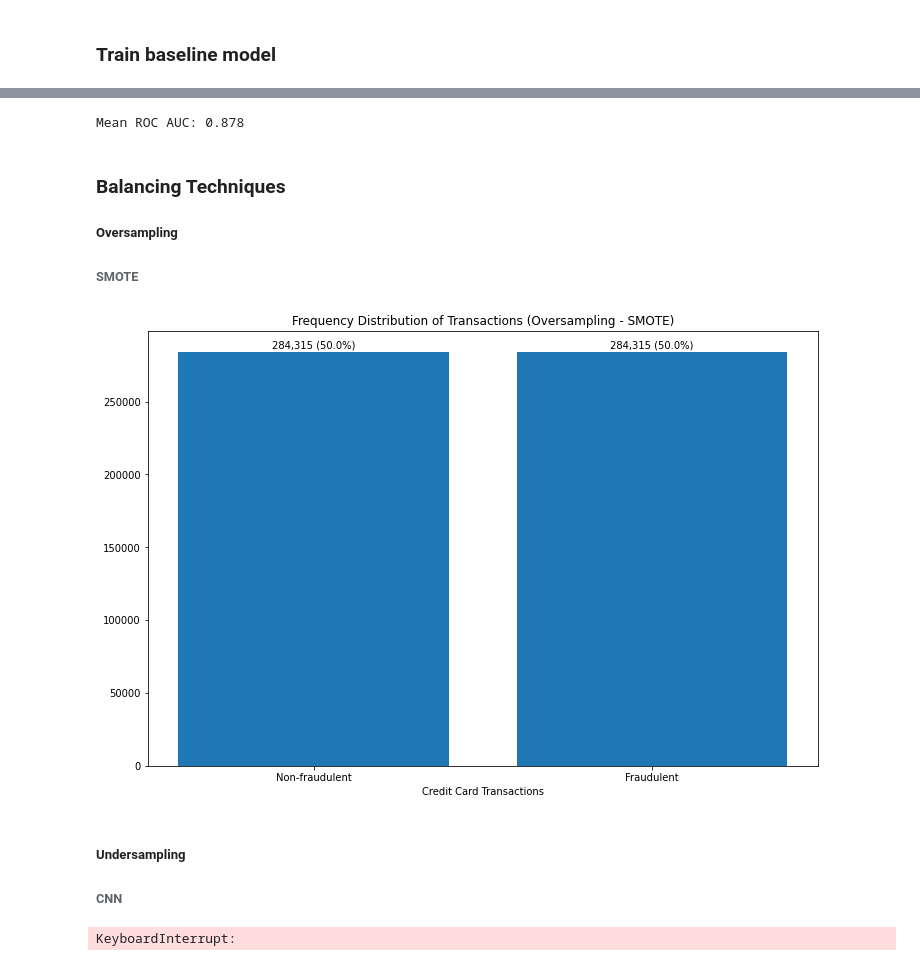
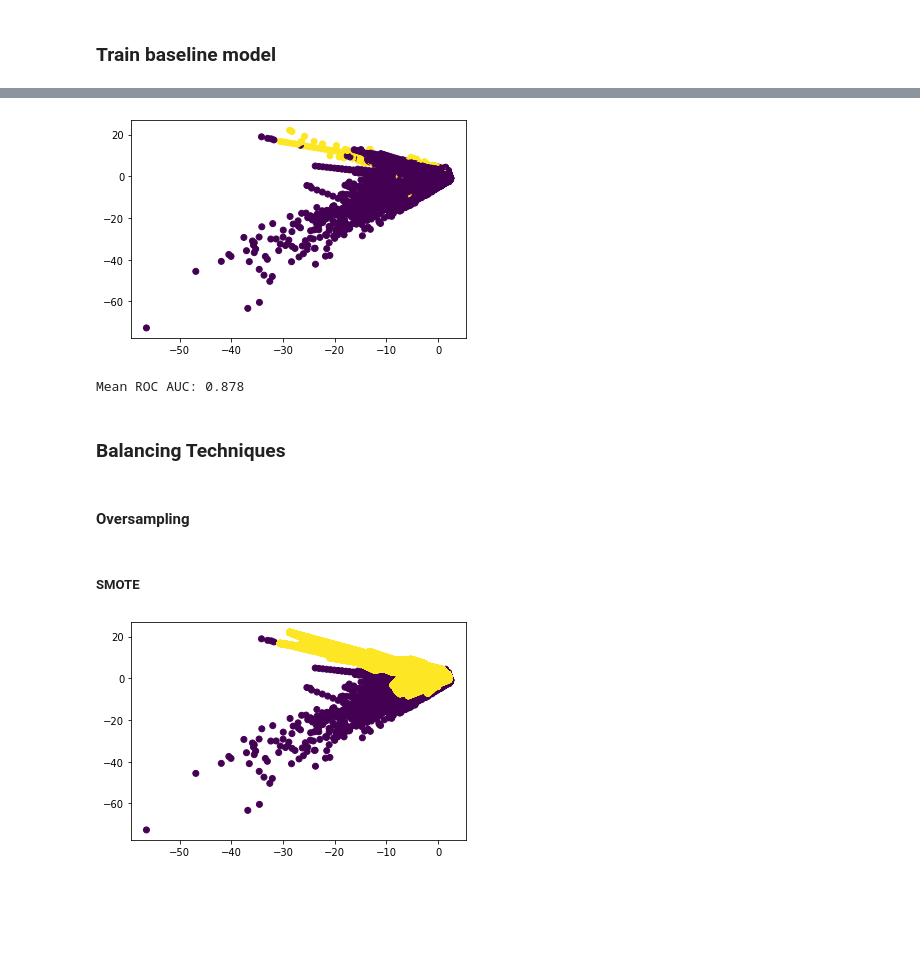
Before and after one commit to Pharoouzy/credit-card-fraud-detection, a Jupyter notebook: src/notebooks/model_development.ipynb, the cells around one changed output, grey strips where cells are left out. Saved outputs shown, nothing was run; the diff lists cells and outputs as text; code cells hidden in the pictures; blank space fills up the shorter version.

```diff
--- a/src/notebooks/model_development.ipynb
+++ b/src/notebooks/model_development.ipynb
@@ -37,2 +66,6 @@ y = df['Class']
+# %%
+plt.scatter(X['V1'], X['V2'], c=y);
+# %% [output]
+[figure, added]
 # %%
 # define model
@@ -47,8 +80,10 @@ print('Mean ROC AUC: %.3f' % np.mean(scores))
 Mean ROC AUC: 0.878
 # %% [markdown]
 ### Balancing Techniques
-##### Oversampling
-###### SMOTE
+# %% [markdown]
+#### Oversampling
+# %% [markdown]
+##### SMOTE
 # %%
 over_s1 = o_sampling.SMOTE()
 X_sam1, y_sam1 = over_s1.fit_resample(X, y)
@@ -69,12 +89,0 @@ def plot_sampled_y_dist(y, technique):
-# %%
-plot_sampled_y_dist(y_sam1, 'Oversampling - SMOTE')
-# %% [output]
-[figure, removed]
-# %% [markdown]
-##### Undersampling
-###### CNN
-# %%
-under_s1 = u_sampling.CondensedNearestNeighbour(n_neighbors=1)
-X_sam2, y_sam2 = under_s1.fit_resample(X, y)
-# %% [output]
-KeyboardInterrupt:
@@ -82,0 +90,4 @@ plot_sampled_y_dist(y_sam2, 'Undersampling - CNN')
+# %%
+plt.scatter(X_sam1['V1'], X_sam1['V2'], c=y_sam1);
+# %% [output]
+[figure, added]
```
Also changed, not shown: parts of 72 cells of this notebook, 1 other file.
